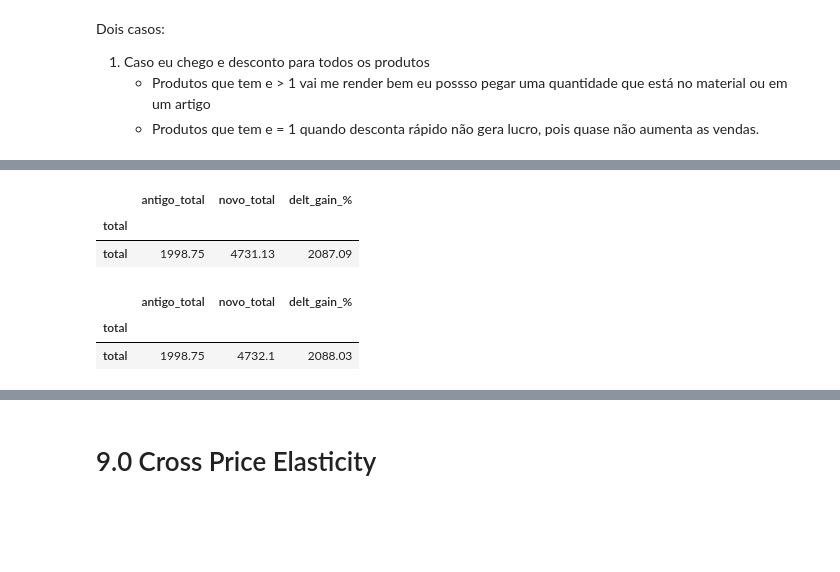
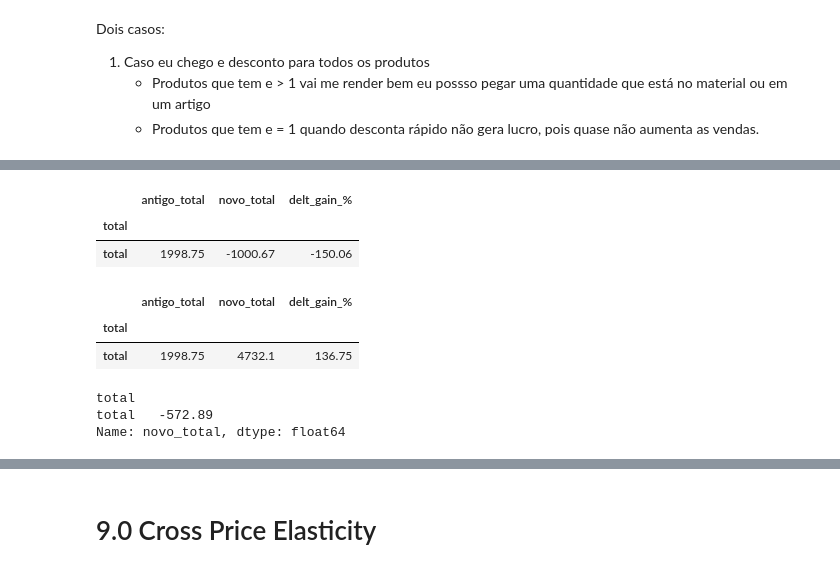
Before and after one commit to antonioorichard/elasticidade_dos_preco, a Jupyter notebook: notebook/pa06-apresentação.ipynb, the cells around one changed output, grey strips where cells are left out. Cells and saved outputs as stored; diff of their text form; code cells hidden in the pictures; blank space fills up the shorter version.

```diff
--- a/notebook/pa06-apresentação.ipynb
+++ b/notebook/pa06-apresentação.ipynb
@@ -1750,8 +1750,8 @@ for i in range( len( df_elasticity)):
     resultado_experimento["total"].               append('total')
     resultado_experimento["delt_demanda"].        append(delta_demanda) # variação na demanda
 
-resultado_experimento_c = pd.DataFrame( resultado_experimento)
-resultado_experimento_c
+resultado_experimento_cc = pd.DataFrame( resultado_experimento)
+resultado_experimento_cc
 # %% [output]
 |  | name | price_elasticity | operacao | antigo_total | novo_total | delt_gain | delt_gain_% | delt_demanda | ... |
 | 0 | BOOM 2 Wireless Bluetooth Speaker... | 4.58 | aumento | 131.87 | 35.08 | -96.79 | -73.40 | -0.48 | ... |
@@ -1869,16 +1869,26 @@ resultado_experimento_c
 | 17 | iLive - ISBW216 Wireless Gnome Ou... | 5.36 | desconto | 22.59 | 38.48 | 15.89 | 70.34 | 0.65 | ... |
 | 18 | iPL24 FM Clock Radio with Lightni... | 4.58 | desconto | 41.36 | 66.34 | 24.98 | 60.40 | 0.54 | ... |
 # %%
-random = resultado_experimento_random.loc[:,['total', 'antigo_total', 'novo_total', 'delt_gain_%']].groupby('total').sum()
+random = resultado_experimento_cc.loc[:,['total', 'antigo_total', 'novo_total', 'delt_gain_%']].groupby('total').sum()
+random['delt_gain_%'] = round( ((random['novo_total'] - random['antigo_total'])/random['antigo_total'])*100, 2)
 random
 # %% [output]
 |  | antigo_total | novo_total | delt_gain_% |
 | total |  |  |  |
-| total | 1998.75 | 4731.13 | 2087.09 |
+| total | 1998.75 | -1000.67 | -150.06 |
 # %%
 random_c = resultado_experimento_c.loc[:,['total', 'antigo_total', 'novo_total', 'delt_gain_%']].groupby('total').sum()
+random_c['delt_gain_%'] =round( ((random_c['novo_total'] - random_c['antigo_total'])/random_c['antigo_total'])*100, 2)
 random_c
 # %% [output]
 |  | antigo_total | novo_total | delt_gain_% |
 | total |  |  |  |
-| total | 1998.75 | 4732.1 | 2088.03 |
+| total | 1998.75 | 4732.1 | 136.75 |
+# %%
+# Aumento
+dif =round( ((random_c['novo_total'] - random['novo_total'])/random['novo_total'])*100, 2)
+dif
+# %% [output]
+total
+total   -572.89
+Name: novo_total, dtype: float64
```
Also changed, not shown: parts of 3 cells of this notebook, 2 other files.
